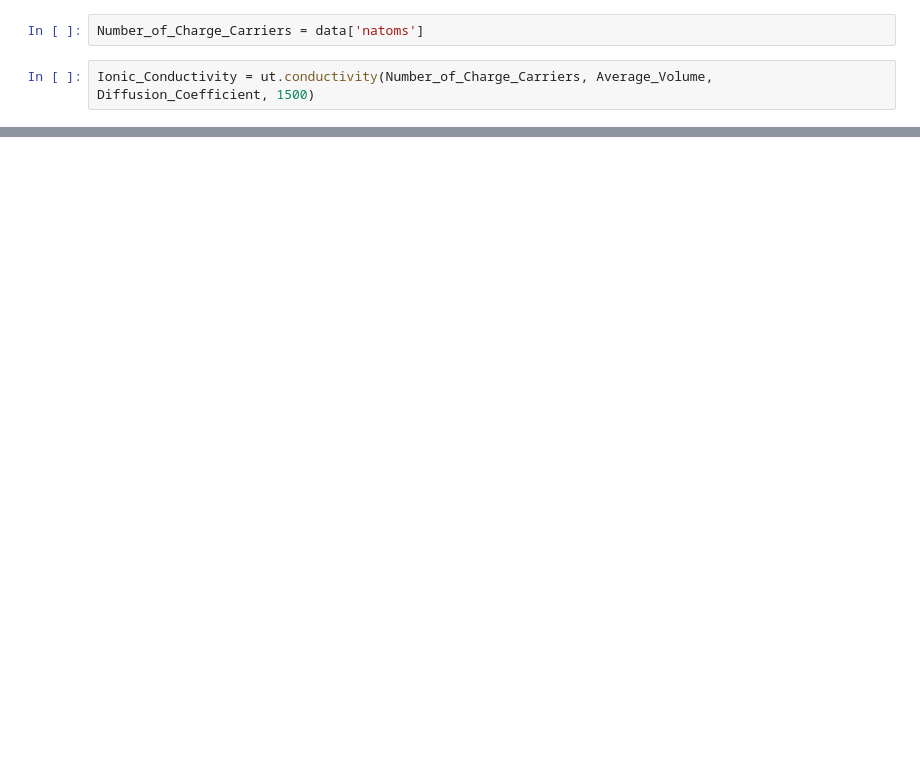
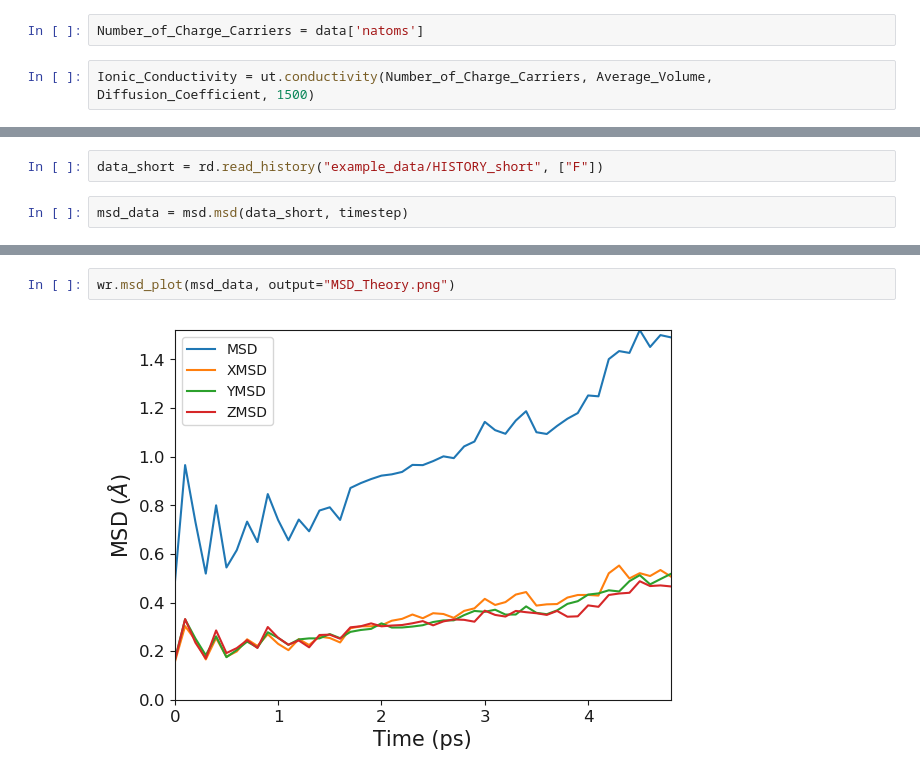
Before and after one commit to symmy596/Polypy, a Jupyter notebook: examples/MSD.ipynb, the cells around one changed output, grey strips where cells are left out. Drawn from its saved outputs; the diff is of its cells as text; blank space fills up the shorter version.

```diff
--- a/examples/MSD.ipynb
+++ b/examples/MSD.ipynb
@@ -85,0 +106,4 @@ Resistivity : 0.01154778373582136
+# %%
+data_short = rd.read_history("example_data/HISTORY_short", ["F"])
+# %%
+msd_data = msd.msd(data_short, timestep)
@@ -85,0 +112,4 @@ Resistivity : 0.01154778373582136
+# %%
+wr.msd_plot(msd_data, output="MSD_Theory.png")
+# %% [output]
+[figure, added]
```
Also changed, not shown: parts of 20 cells of this notebook, 5 other files.
